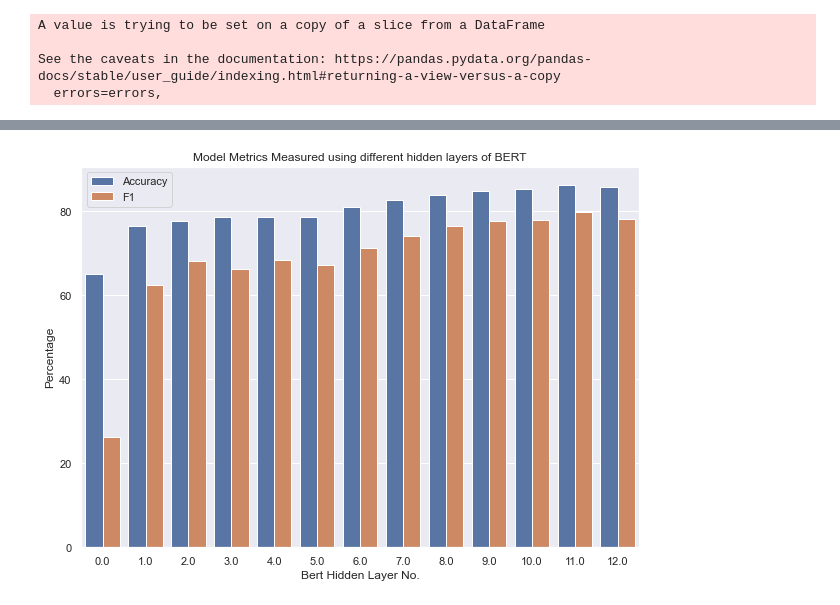
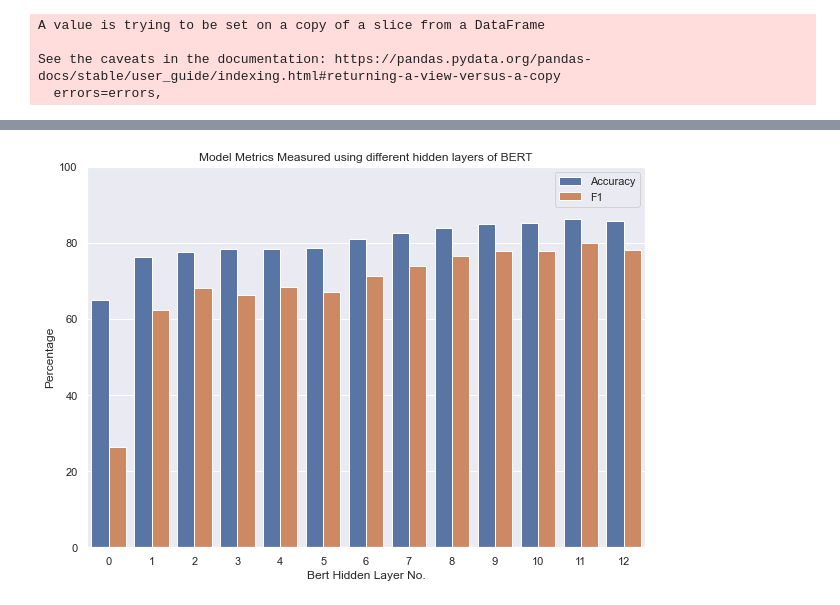
Before and after one commit to frankliu-x/w266_final_project, a Jupyter notebook: report_charts/charts.ipynb, the cells around one changed output, grey strips where cells are left out. Saved outputs shown, nothing was run; the diff lists cells and outputs as text; code cells hidden in the pictures.

```diff
--- a/report_charts/charts.ipynb
+++ b/report_charts/charts.ipynb
@@ -72,13 +72,15 @@ sns.scatterplot(data=df_all, x="Layer_primary", y="num", hue="type")
 # %%
 sns.set_style("darkgrid")
 plt.figure(figsize=(10,7))
 ax = sns.barplot(data=df_all, x="Layer_primary", y="num", hue="type")
 ax.set_title("Model Metrics Measured using different hidden layers of BERT")
 ax.set(xlabel='Bert Hidden Layer No.', ylabel='Percentage')
 ax.legend()
+plt.xticks([0, 1, 2, 3, 4, 5, 6, 7, 8, 9, 10, 11, 12], ['0','1', '2', '3', '4', '5', '6', '7', '8', '9', '10', '11', '12'])
+plt.ylim([0, 100])
 plt.show()
 # %% [output]
-[figure, old version]
+[figure, new version]
 # %%
 df_layer = df[df['TYPE']=='Frozen']
 df_accuracy = df_layer[["Frozen Percentage","Layer_primary","Accuracy "]]
```
Also changed, not shown: parts of 5 cells of this notebook, 4 other files.
